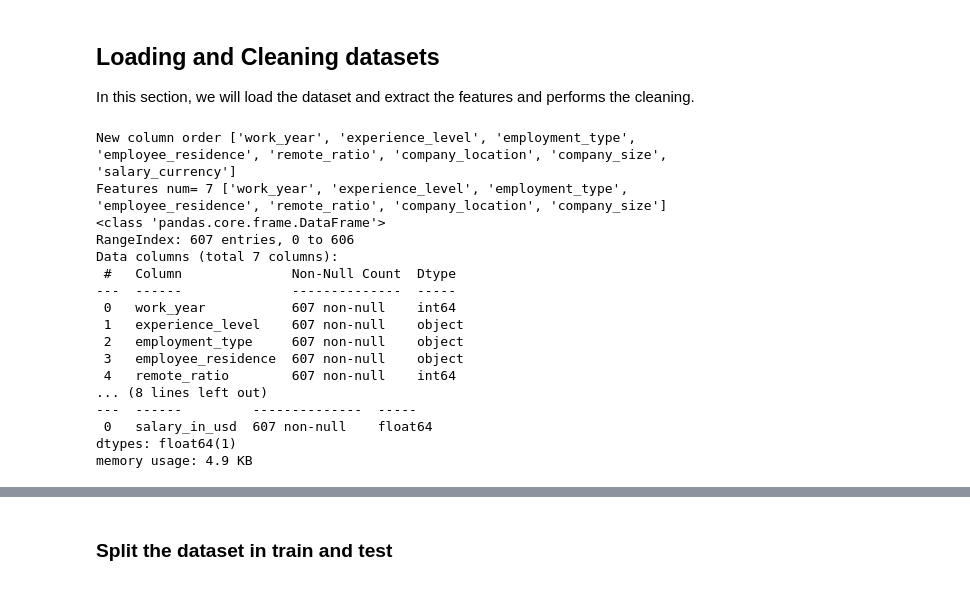
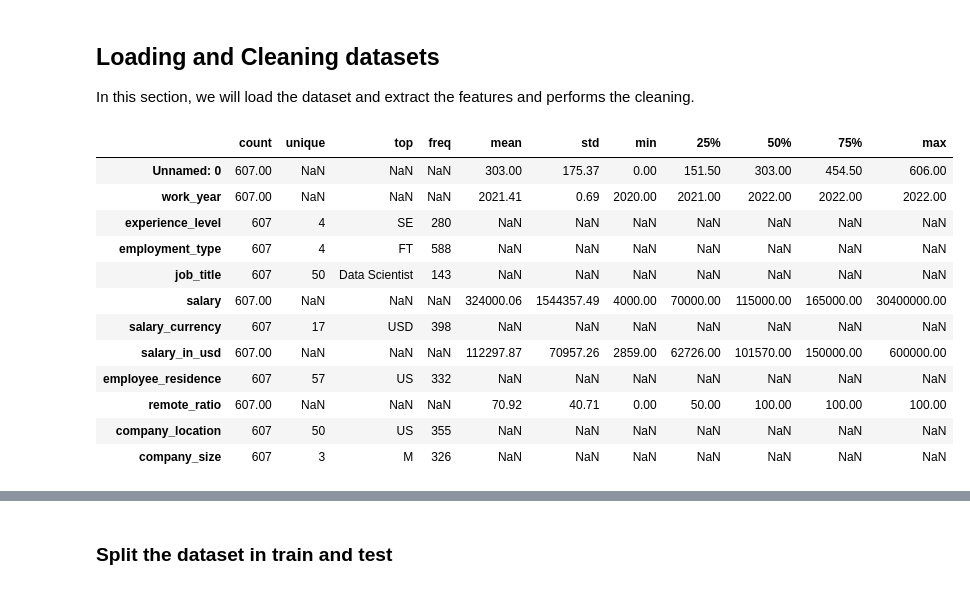
Before and after one commit to Byoskill/amplify-elb-blog, a Jupyter notebook: backend/jupyterPrediction.ipynb, the cells around one changed output, grey strips where cells are left out. Saved outputs shown, nothing was run; the diff lists cells and outputs as text; code cells hidden in the pictures.

```diff
--- a/backend/jupyterPrediction.ipynb
+++ b/backend/jupyterPrediction.ipynb
@@ -48,40 +41,23 @@ from sklearn.model_selection import train_test_split
 ## Loading and Cleaning datasets
 
 In this section, we will load the dataset and extract the features and performs the cleaning.
-# %%
-salaries_dataset_url = './ds_salaries.csv'
-full_dataset = pd.read_csv(salaries_dataset_url)
-
-# Reorder the salary column and remove the salary and currency columns and ID
-cols = full_dataset.columns.tolist()
-cols =  cols[1:4] + cols[8:] + [cols[6]]
-print("New column order", cols)
-
-# Split X and Y
-feature_cols = cols[0:-1]
-print("Features num=", len(feature_cols), feature_cols)
-
-X = full_dataset.loc[:, feature_cols]
-# We apply log on the salary feature
-Y =  np.log(full_dataset.loc[:, ["salary_in_usd"] ])
-
-X.info()
-Y.info()
-# %% [output]
-New column order ['work_year', 'experience_level', 'employment_type', 'employee_residence', 'remote_ratio', 'company_location', 'company_size', 'salary_currency']
-Features num= 7 ['work_year', 'experience_level', 'employment_type', 'employee_residence', 'remote_ratio', 'company_location', 'company_size']
-<class 'pandas.core.frame.DataFrame'>
-RangeIndex: 607 entries, 0 to 606
-Data columns (total 7 columns):
- #   Column              Non-Null Count  Dtype
----  ------              --------------  -----
- 0   work_year           607 non-null    int64
- 1   experience_level    607 non-null    object
- 2   employment_type     607 non-null    object
- 3   employee_residence  607 non-null    object
- 4   remote_ratio        607 non-null    int64
-... (8 lines left out)
----  ------         --------------  -----
- 0   salary_in_usd  607 non-null    float64
-dtypes: float64(1)
-memory usage: 4.9 KB
+# %%
+pd.options.display.float_format = '{:.2f}'.format
+
+salaries_dataset_url = './ds_salaries.csv'
+full_dataset = pd.read_csv(salaries_dataset_url)
+full_dataset.describe(include='all').T
+# %% [output]
+|  | count | unique | top | freq | mean | std | min | 25% | 50% | 75% | max |
+| Unnamed: 0 | 607.00 | NaN | NaN | NaN | 303.00 | 175.37 | 0.00 | 151.50 | 303.00 | 454.50 | 606.00 |
+| work_year | 607.00 | NaN | NaN | NaN | 2021.41 | 0.69 | 2020.00 | 2021.00 | 2022.00 | 2022.00 | 2022.00 |
+| experience_level | 607 | 4 | SE | 280 | NaN | NaN | NaN | NaN | NaN | NaN | NaN |
+| employment_type | 607 | 4 | FT | 588 | NaN | NaN | NaN | NaN | NaN | NaN | NaN |
+| job_title | 607 | 50 | Data Scientist | 143 | NaN | NaN | NaN | NaN | NaN | NaN | NaN |
+| salary | 607.00 | NaN | NaN | NaN | 324000.06 | 1544357.49 | 4000.00 | 70000.00 | 115000.00 | 165000.00 | 30400000.00 |
+| salary_currency | 607 | 17 | USD | 398 | NaN | NaN | NaN | NaN | NaN | NaN | NaN |
+| salary_in_usd | 607.00 | NaN | NaN | NaN | 112297.87 | 70957.26 | 2859.00 | 62726.00 | 101570.00 | 150000.00 | 600000.00 |
+| employee_residence | 607 | 57 | US | 332 | NaN | NaN | NaN | NaN | NaN | NaN | NaN |
+| remote_ratio | 607.00 | NaN | NaN | NaN | 70.92 | 40.71 | 0.00 | 50.00 | 100.00 | 100.00 | 100.00 |
+| company_location | 607 | 50 | US | 355 | NaN | NaN | NaN | NaN | NaN | NaN | NaN |
+| company_size | 607 | 3 | M | 326 | NaN | NaN | NaN | NaN | NaN | NaN | NaN |
```
Also changed, not shown: parts of 23 cells of this notebook, 3 other files.
